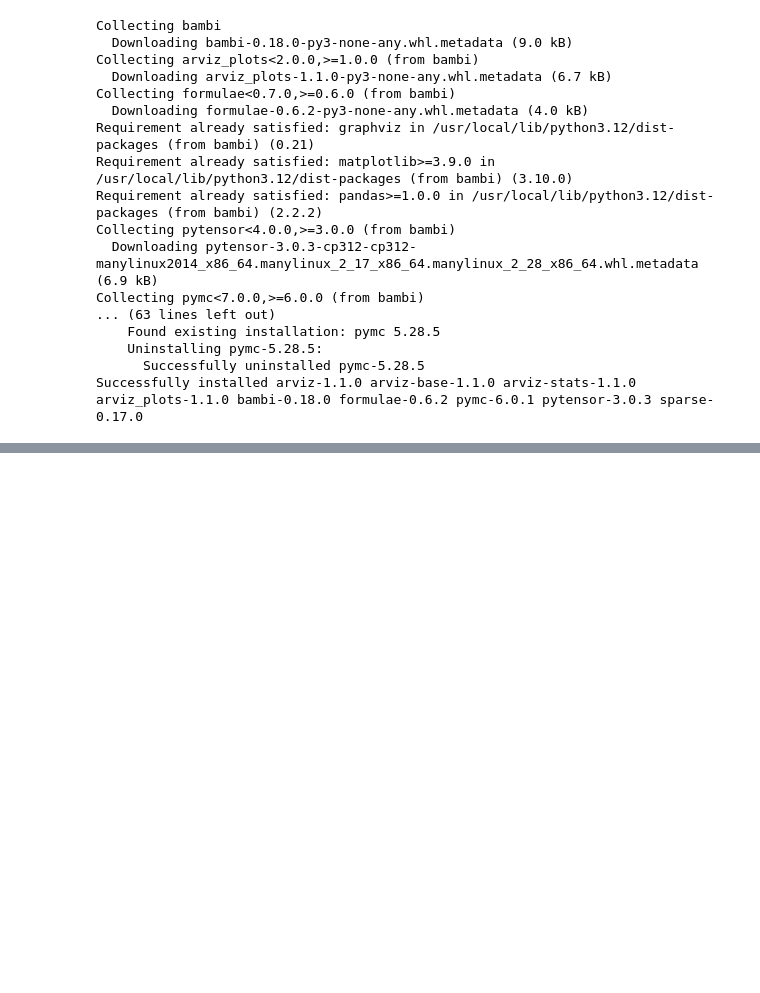
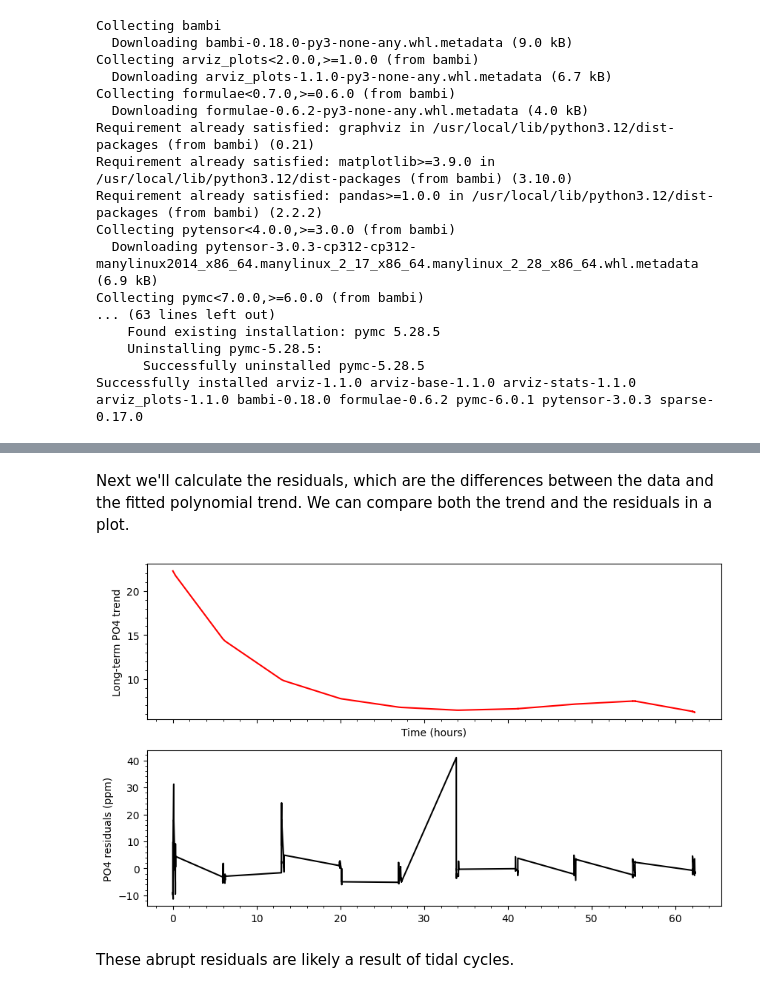
Before and after one commit to georginadd/EMSC2010_major_project, a Jupyter notebook: EMSC2010_Major_Assignment_u7925896.ipynb, the cells around one changed output, grey strips where cells are left out. Drawn from its saved outputs; the diff is of its cells as text; code cells hidden in the pictures; blank space fills up the shorter version.

```diff
--- a/EMSC2010_Major_Assignment_u7925896.ipynb
+++ b/EMSC2010_Major_Assignment_u7925896.ipynb
@@ -140,0 +121,19 @@ dtype: int64
+# %% [markdown]
+Next we'll calculate the residuals, which are the differences between the data and the fitted polynomial trend. We can compare both the trend and the residuals in a plot.
+# %%
+residuals = nutrients.PO4_P-trend #find the residuals
+fig, axes = plt.subplots(2,1, figsize=(10, 6), sharex = True) #make 2 subplots with the same x-axis
+
+axes[0].plot(nutrients.Decimal_Time,trend,'r') #plot the polynomial trend
+axes[1].plot(nutrients.Decimal_Time,residuals,'k') #plot the residuals
+
+axes[0].set_xlabel('Time (hours)') #label the x-axis
+axes[0].set_ylabel('Long-term PO4 trend') #label the trend y-axis
+axes[1].set_ylabel('PO4 residuals (ppm)') #label the residual y-axis
+
+axes[0].minorticks_on() #add minorticks
+axes[1].minorticks_on() #add minorticks
+# %% [output]
+[figure, added]
+# %% [markdown]
+These abrupt residuals are likely a result of tidal cycles.
```
Also changed, not shown: parts of 32 cells of this notebook.
